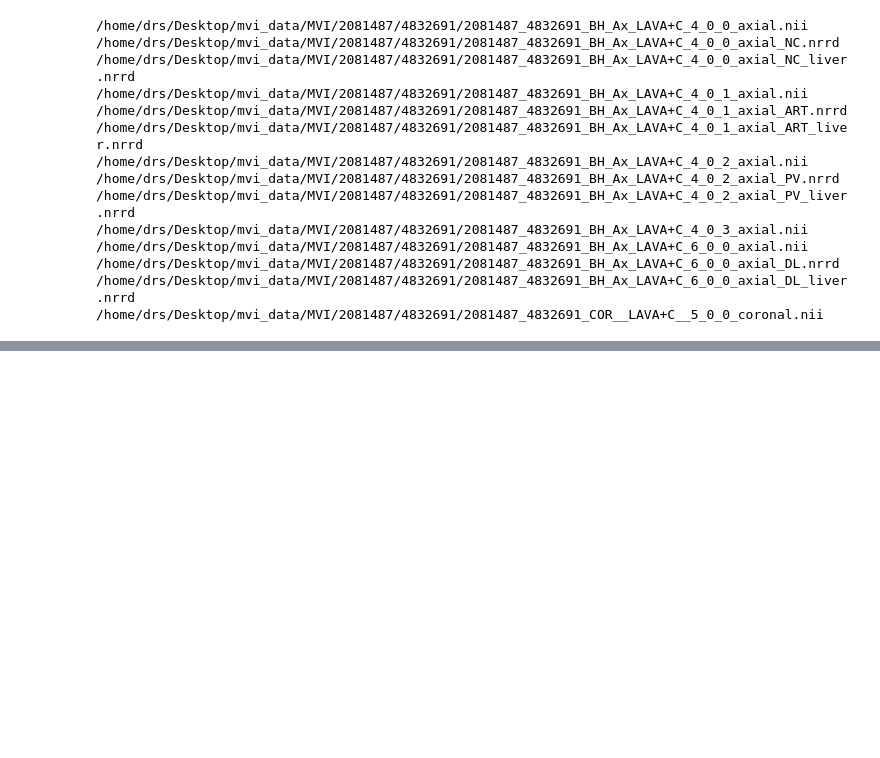
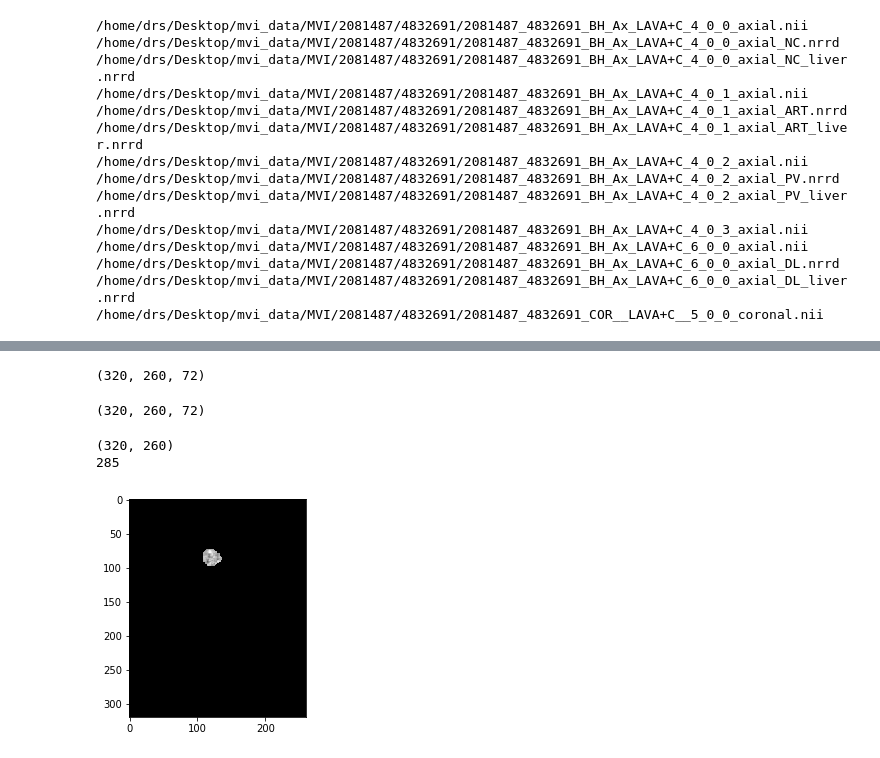
Before and after one commit to RishengDeng/mvi, a Jupyter notebook: dataprocess.ipynb, the cells around one changed output, grey strips where cells are left out. Saved outputs shown, nothing was run; the diff lists cells and outputs as text; code cells hidden in the pictures; blank space fills up the shorter version.

```diff
--- a/dataprocess.ipynb
+++ b/dataprocess.ipynb
@@ -142,0 +213,4 @@ for i in LAVA_list:
+# %%
+art_image_path = case_list[7] + '/' + item_list[idx - 1]
+art_mask_path = case_list[7] + '/' + item_list[idx]
+art_liver_path = case_list[7] + '/' + item_list[idx + 1]
@@ -142,0 +223,26 @@ for i in LAVA_list:
+# %%
+art_image = nib.load(art_image_path)
+art_array = art_image.get_data()
+# %%
+print(art_array.shape)
+# %% [output]
+(320, 260, 72)
+# %%
+art_mask_array, _ = nrrd.read(art_mask_path)
+print(art_mask_array.shape)
+# %% [output]
+(320, 260, 72)
+# %%
+new_array = np.multiply(art_mask_array[:, :, 52], art_array[:, :, 52])
+# %%
+print(new_array.shape)
+print(new_array[80, 110])
+# print(np.nonzero(new_array))
+# %% [output]
+(320, 260)
+285
+# %%
+plt.imshow(new_array, cmap='gray')
+plt.show()
+# %% [output]
+[figure, added]
```
Also changed, not shown: parts of 19 cells of this notebook, 1 other file.
